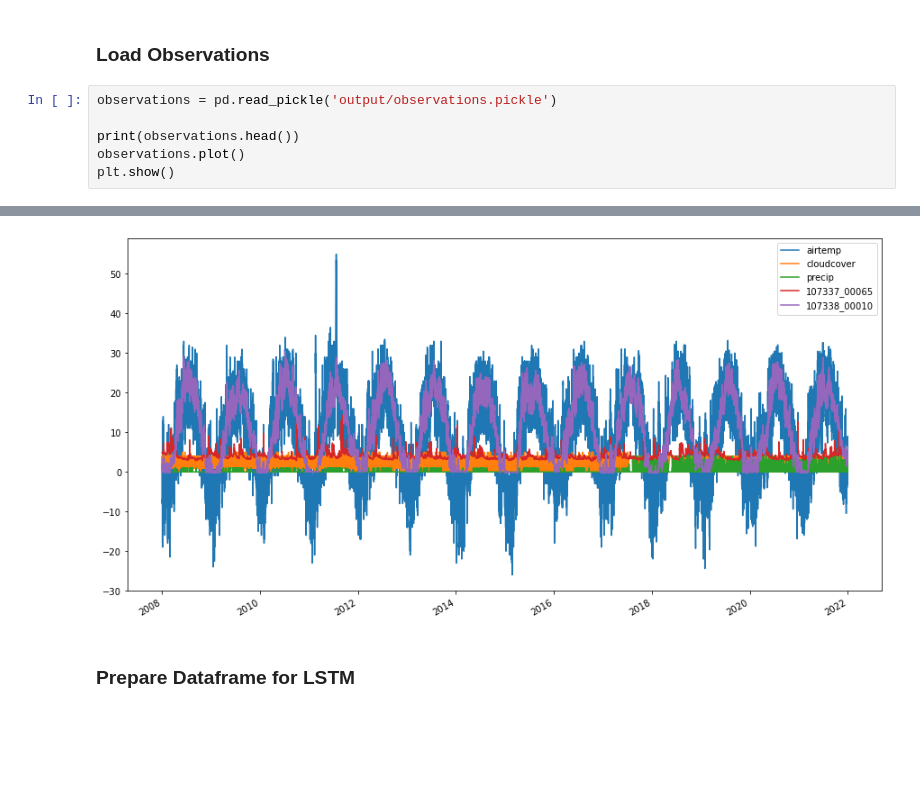
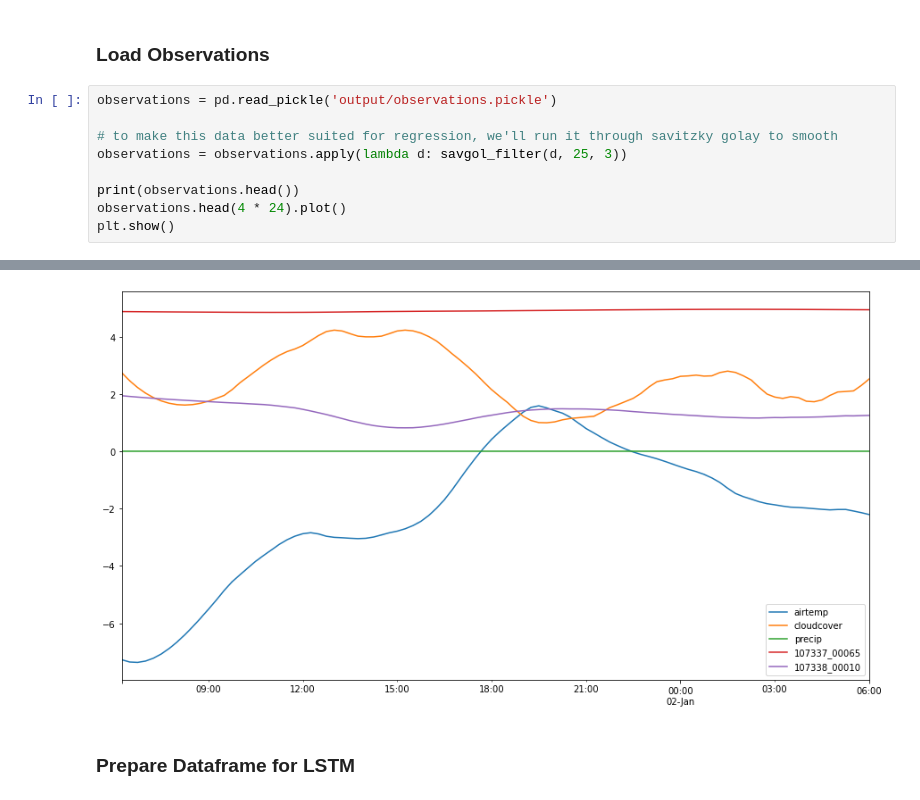
Before and after one commit to jaismith/flowcast, a Jupyter notebook: learn.ipynb, the cells around one changed output, grey strips where cells are left out. Drawn from its saved outputs; the diff is of its cells as text; blank space fills up the shorter version.

```diff
--- a/learn.ipynb
+++ b/learn.ipynb
@@ -35,7 +38,10 @@ from scipy.signal import savgol_filter
 # %%
 observations = pd.read_pickle('output/observations.pickle')
 
+# to make this data better suited for regression, we'll run it through savitzky golay to smooth
+observations = observations.apply(lambda d: savgol_filter(d, 25, 3))
+
 print(observations.head())
-observations.plot()
+observations.head(4 * 24).plot()
 plt.show()
 # %% [output]
@@ -55,4 +61,4 @@ plt.show()
-[figure, old version]
+[figure, new version]
 # %% [markdown]
 ### Prepare Dataframe for LSTM
 # %%
```
Also changed, not shown: parts of 6 cells of this notebook, 7 other files.
